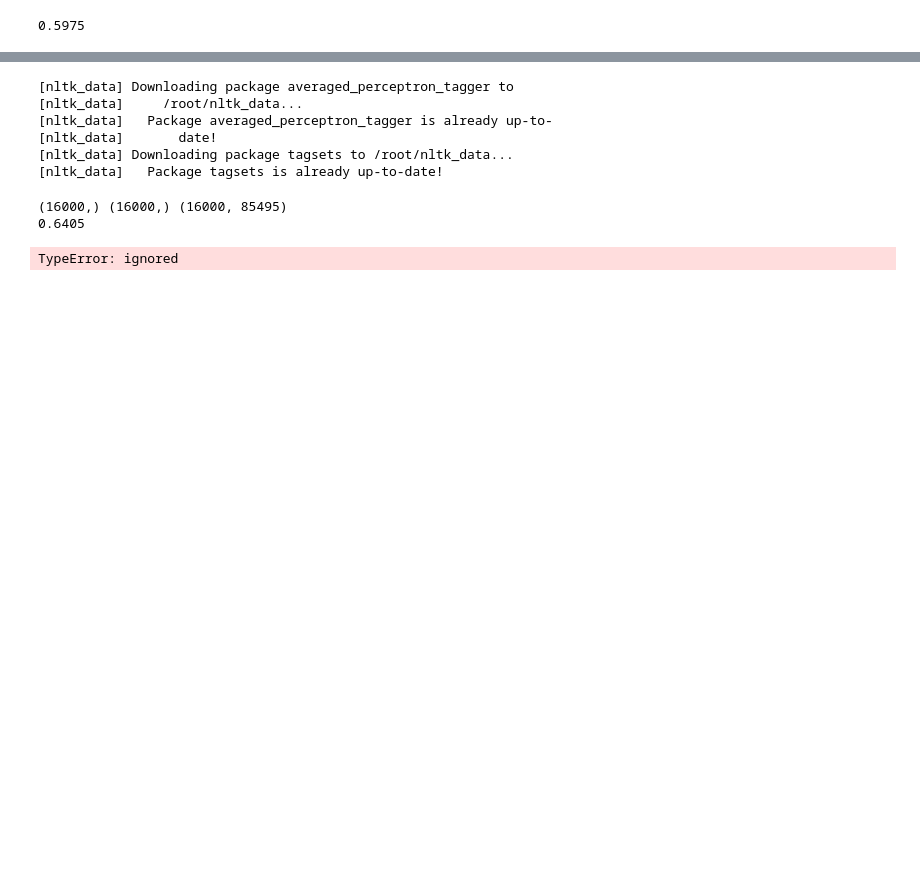
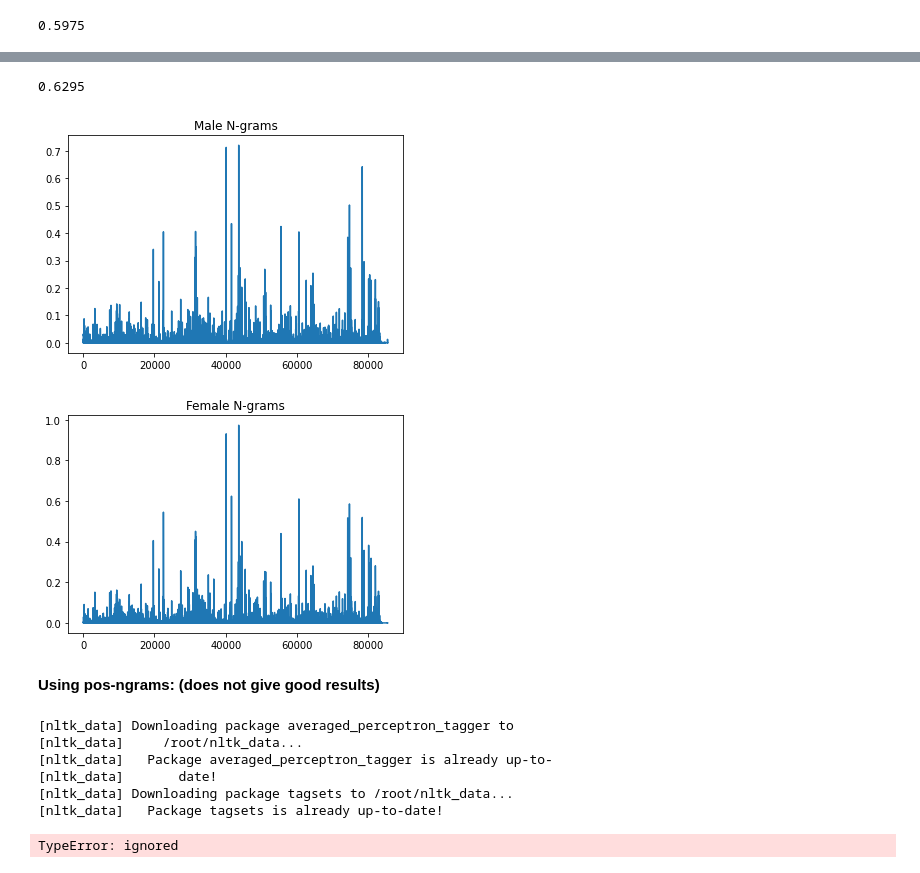
Before and after one commit to kadanes/NLP-Project-AES, a Jupyter notebook: author_profiling.ipynb, the cells around one changed output, grey strips where cells are left out. Cells and saved outputs as stored; diff of their text form; code cells hidden in the pictures; blank space fills up the shorter version.

```diff
--- a/author_profiling.ipynb
+++ b/author_profiling.ipynb
@@ -514,3 +697,67 @@ def ngram_test(data, model):
+# %%
+###------SVM WITH NGRAMS----------
+from sklearn import svm
+from sklearn.metrics import accuracy_score
+
+trainlength = round(0.8*len(essays))
+features = original_data
+
+Xtrain = np.asarray(features[0:trainlength])
+Ytrain = np.asarray(gender_label[0:trainlength])
+Xtest = np.asarray(features[trainlength:])
+Ytest = np.asarray(gender_label[trainlength:])
+
+train_data, model = ngram_train(Xtrain)
+test_data = ngram_test(Xtest, model)
+
+classifier = svm.SVC(kernel='rbf')
+classifier.fit(train_data, Ytrain)
+pred = classifier.predict(test_data)
+print(accuracy_score(Ytest, pred))
+# %% [output]
+0.6295
+# %%
+###-------NGRAM FEATURES VISUALIZATION (Bigram)----------
+import matplotlib
+import matplotlib.pyplot as plt
+from matplotlib.pyplot import figure
+import scipy
+
+labels = []
+mat_shape = train_data[0].shape
+male_means =  scipy.sparse.csr_matrix(mat_shape)
+female_means =  scipy.sparse.csr_matrix(mat_shape)
+
+male_count = 0
+female_count = 0
+for idx in range(round(len(essays)*0.8)):
+  if gender_label[idx] == 0: #male
+    male_means = (male_means.tocsr() + train_data[idx].tocsr())
+    male_count += 1
+  else:
+    female_means = (female_means.tocsr() + train_data[idx].tocsr())
+    female_count += 1
+
+male_means = male_means/male_count
+female_means = female_means/female_count
+
+#male_means = list(male_means)
+#female_means = list(female_means)
+male_m = scipy.sparse.csr_matrix.toarray(male_means)
+plt.plot(male_m[0])
+plt.title('Male N-grams')
+plt.show()
+
+female_m = scipy.sparse.csr_matrix.toarray(female_means)
+plt.plot(female_m[0])
+plt.title('Female N-grams')
+plt.show()
+#create_plot(labels, male_means, female_means, 'POS-SEQ feature counts by gender',0, 60, 1)
+# %% [output]
+[figure, added]
+[figure, added]
+# %% [markdown]
+**Using pos-ngrams: (does not give good results)**
 # %%
 ###----CREATING POS NGRAMS--------------
 nltk.download('averaged_perceptron_tagger')
@@ -533,25 +780,22 @@ def pos_cvt(data):
 [nltk_data] Downloading package tagsets to /root/nltk_data...
 [nltk_data]   Package tagsets is already up-to-date!
 # %%
-###---------ORIGINAL NGRAMS------------
+###-------POS NGRAMS WITH NAIVE BAYES------------
 from sklearn.naive_bayes import MultinomialNB
 from sklearn.metrics import accuracy_score
 
 trainlength = round(0.8*len(essays))
-features = original_data
+features = pos_cvt(original_data)
 
 Xtrain = np.asarray(features[0:trainlength])
 Ytrain = np.asarray(gender_label[0:trainlength])
 Xtest = np.asarray(features[trainlength:])
 Ytest = np.asarray(gender_label[trainlength:])
 
-train_data, model = ngram_train(Xtrain, 1)
+train_data, model = ngram_train(Xtrain)
 test_data = ngram_test(Xtest, model)
 print(Xtrain.shape, Ytrain.shape,train_data.shape)
 
 nb_classifier = MultinomialNB().fit(train_data, Ytrain)
 pred = nb_classifier.predict(test_data)
 print(accuracy_score(Ytest, pred))
-# %% [output]
-(16000,) (16000,) (16000, 85495)
-0.6405
```
Also changed, not shown: parts of 56 cells of this notebook.
